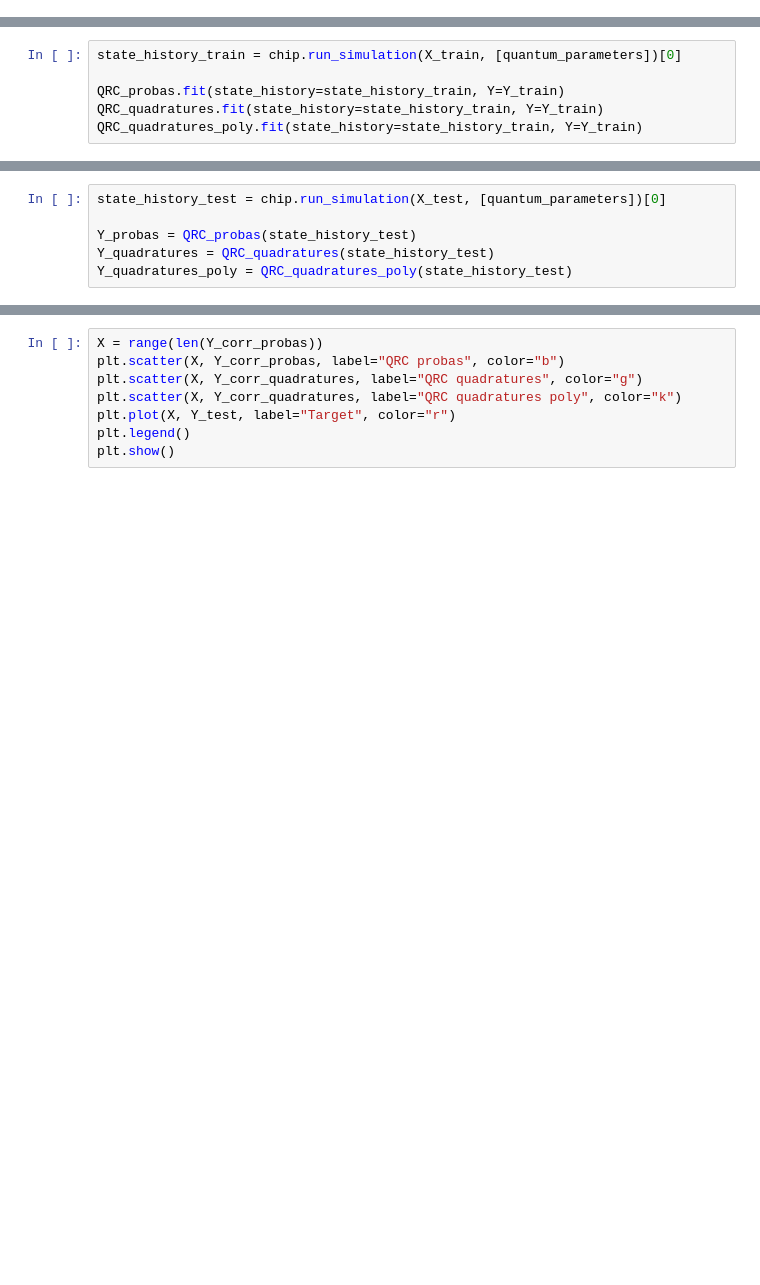
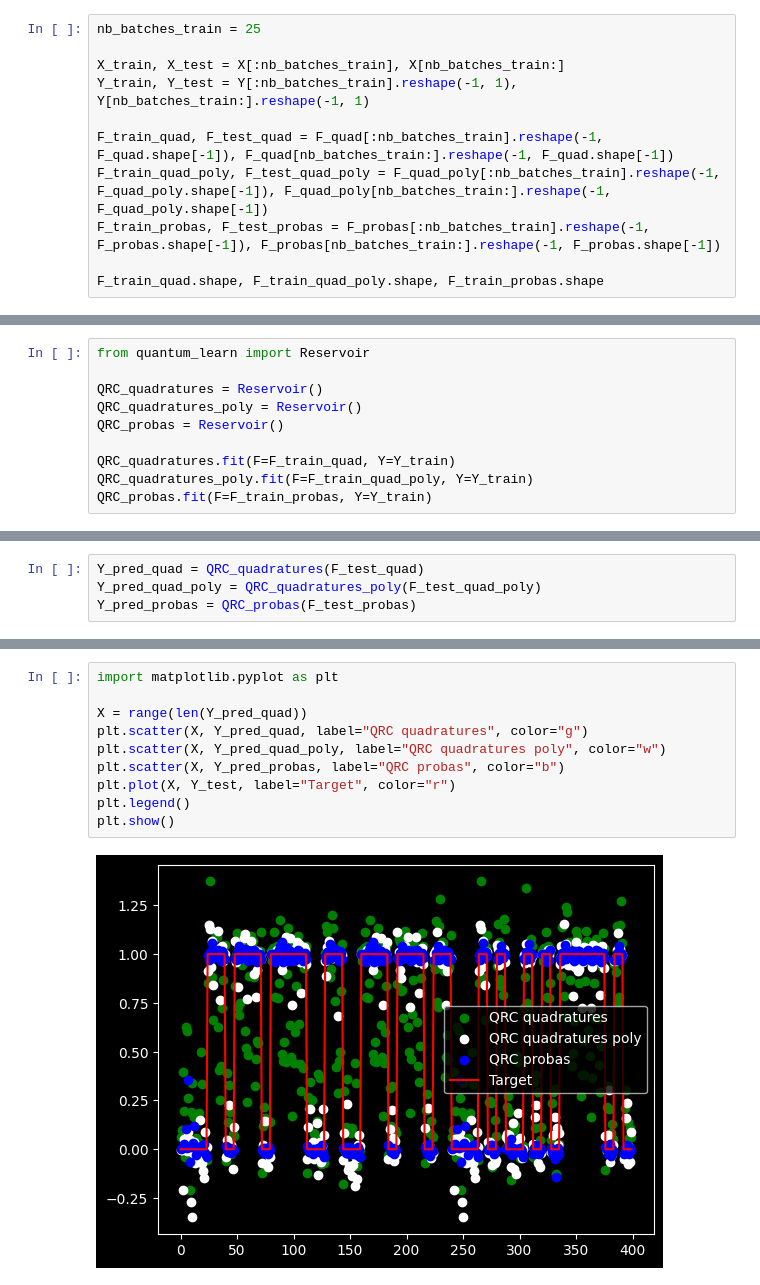
Before and after one commit to nicolasmalet/Quantum-Learn, a Jupyter notebook: QRC.ipynb, the cells around one changed output, grey strips where cells are left out. Cells and saved outputs as stored; diff of their text form; blank space fills up the shorter version.

```diff
--- a/QRC.ipynb
+++ b/QRC.ipynb
@@ -58,0 +47,11 @@ QRC_quadratures_poly = Reservoir(
+# %%
+nb_batches_train = 25
+
+X_train, X_test = X[:nb_batches_train], X[nb_batches_train:]
+Y_train, Y_test = Y[:nb_batches_train].reshape(-1, 1), Y[nb_batches_train:].reshape(-1, 1)
+
+F_train_quad, F_test_quad = F_quad[:nb_batches_train].reshape(-1, F_quad.shape[-1]), F_quad[nb_batches_train:].reshape(-1, F_quad.shape[-1])
+F_train_quad_poly, F_test_quad_poly = F_quad_poly[:nb_batches_train].reshape(-1, F_quad_poly.shape[-1]), F_quad_poly[nb_batches_train:].reshape(-1, F_quad_poly.shape[-1])
+F_train_probas, F_test_probas = F_probas[:nb_batches_train].reshape(-1, F_probas.shape[-1]), F_probas[nb_batches_train:].reshape(-1, F_probas.shape[-1])
+
+F_train_quad.shape, F_train_quad_poly.shape, F_train_probas.shape
@@ -59,6 +60,10 @@ QRC_quadratures_poly = Reservoir(
 # %%
-state_history_train = chip.run_simulation(X_train, [quantum_parameters])[0]
+from quantum_learn import Reservoir
 
-QRC_probas.fit(state_history=state_history_train, Y=Y_train)
-QRC_quadratures.fit(state_history=state_history_train, Y=Y_train)
-QRC_quadratures_poly.fit(state_history=state_history_train, Y=Y_train)
+QRC_quadratures = Reservoir()
+QRC_quadratures_poly = Reservoir()
+QRC_probas = Reservoir()
+
+QRC_quadratures.fit(F=F_train_quad, Y=Y_train)
+QRC_quadratures_poly.fit(F=F_train_quad_poly, Y=Y_train)
+QRC_probas.fit(F=F_train_probas, Y=Y_train)
@@ -86,8 +70,6 @@ XlaRuntimeError: INTERNAL: CpuCallback error calling callback: Traceback (most r
 # %%
-state_history_test = chip.run_simulation(X_test, [quantum_parameters])[0]
-
-Y_probas = QRC_probas(state_history_test)
-Y_quadratures = QRC_quadratures(state_history_test)
-Y_quadratures_poly = QRC_quadratures_poly(state_history_test)
+Y_pred_quad = QRC_quadratures(F_test_quad)
+Y_pred_quad_poly = QRC_quadratures_poly(F_test_quad_poly)
+Y_pred_probas = QRC_probas(F_test_probas)
 # %%
 threshold = 0.5
@@ -105,8 +92,12 @@ print("Accuracy quadratures poly = ", acc_quadratures_poly * 1e2, "%")
 # %%
-X = range(len(Y_corr_probas))
-plt.scatter(X, Y_corr_probas, label="QRC probas", color="b")
-plt.scatter(X, Y_corr_quadratures, label="QRC quadratures", color="g")
-plt.scatter(X, Y_corr_quadratures, label="QRC quadratures poly", color="k")
+import matplotlib.pyplot as plt
+
+X = range(len(Y_pred_quad))
+plt.scatter(X, Y_pred_quad, label="QRC quadratures", color="g")
+plt.scatter(X, Y_pred_quad_poly, label="QRC quadratures poly", color="w")
+plt.scatter(X, Y_pred_probas, label="QRC probas", color="b")
 plt.plot(X, Y_test, label="Target", color="r")
 plt.legend()
 plt.show()
+# %% [output]
+[figure, added]
```
Also changed, not shown: parts of 10 cells of this notebook, 43 other files.
